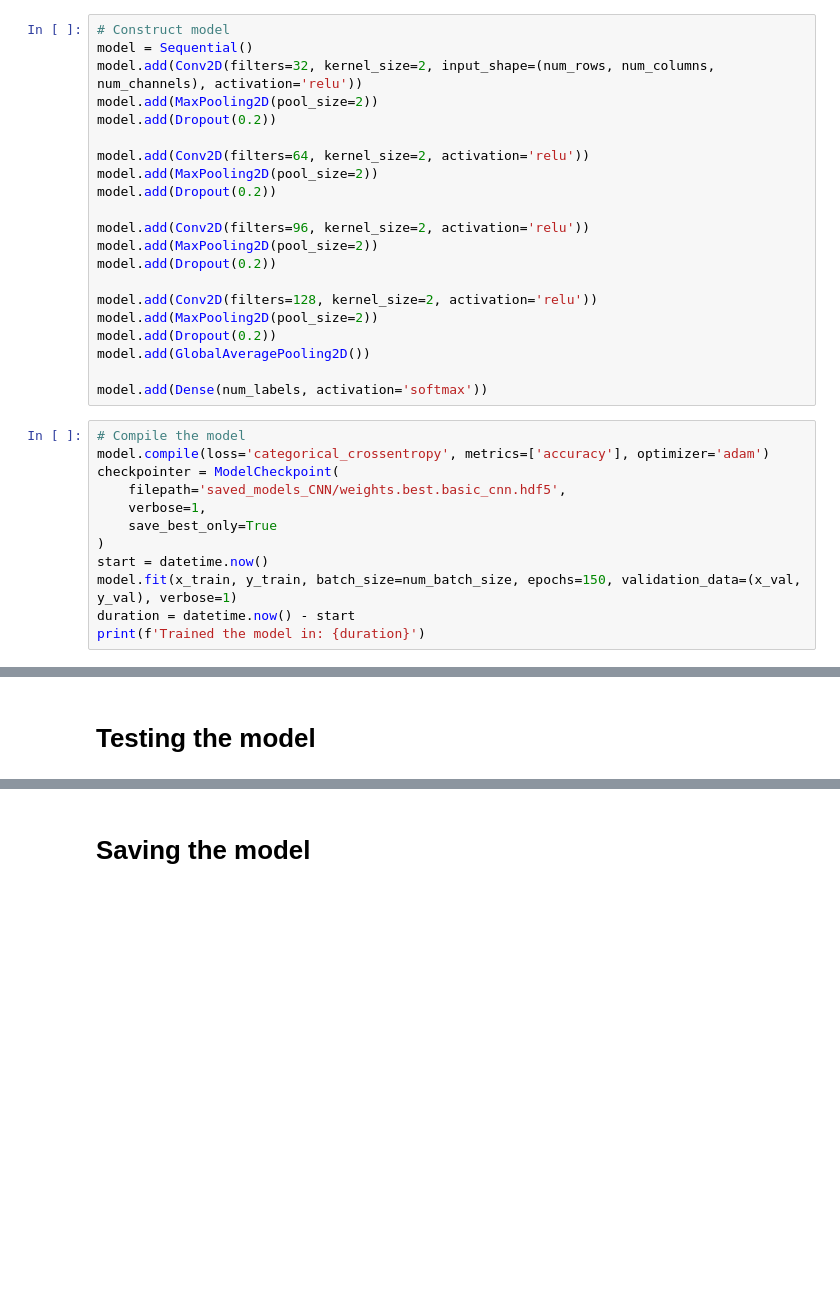
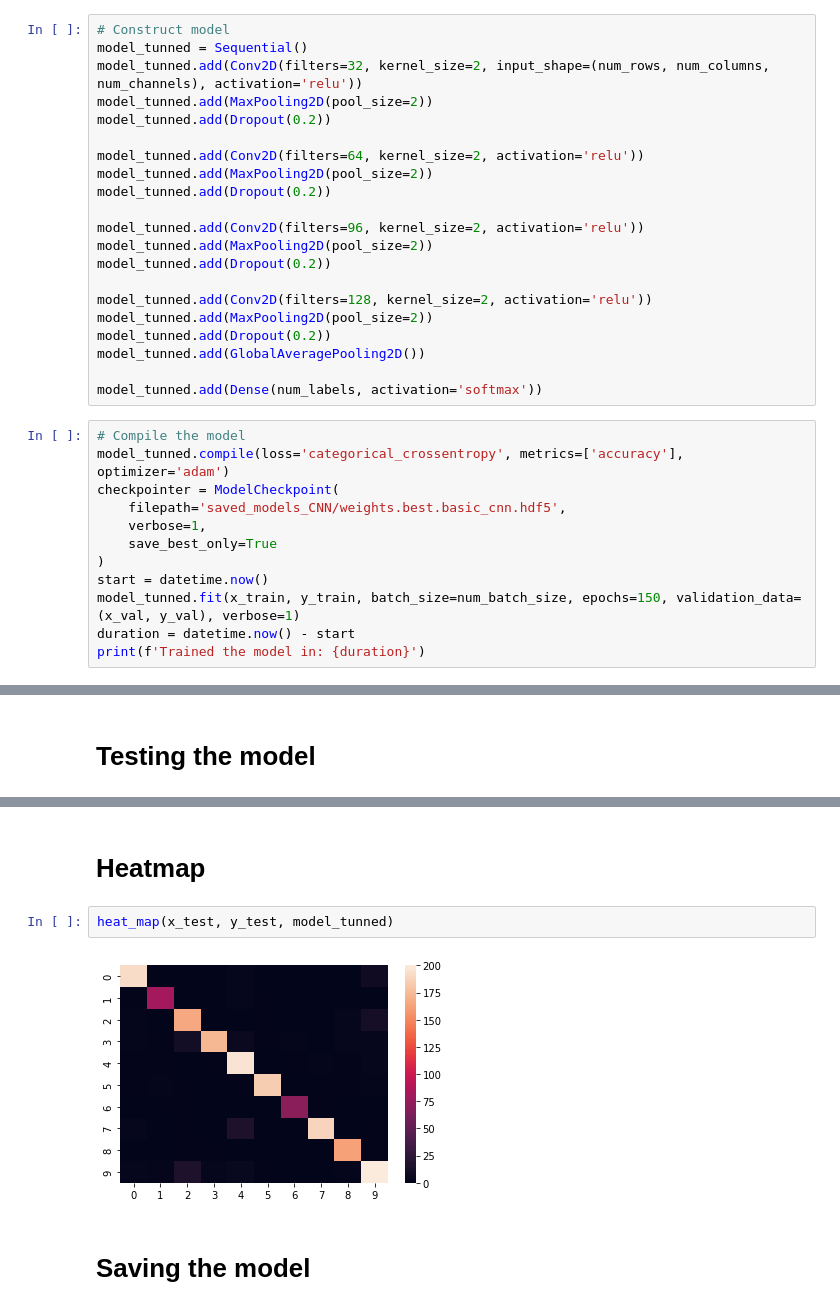
Before and after one commit to ImDef4ult/AudioClassification, a Jupyter notebook: 3.2 CNN.ipynb, the cells around one changed output, grey strips where cells are left out. Saved outputs shown, nothing was run; the diff lists cells and outputs as text; blank space fills up the shorter version.

```diff
--- a/3.2 CNN.ipynb
+++ b/3.2 CNN.ipynb
@@ -419,35 +469,35 @@ tunning_results
 ## Testing the tunned model
 # %%
 # Construct model
-model = Sequential()
-model.add(Conv2D(filters=32, kernel_size=2, input_shape=(num_rows, num_columns, num_channels), activation='relu'))
-model.add(MaxPooling2D(pool_size=2))
-model.add(Dropout(0.2))
+model_tunned = Sequential()
+model_tunned.add(Conv2D(filters=32, kernel_size=2, input_shape=(num_rows, num_columns, num_channels), activation='relu'))
+model_tunned.add(MaxPooling2D(pool_size=2))
+model_tunned.add(Dropout(0.2))
 
-model.add(Conv2D(filters=64, kernel_size=2, activation='relu'))
-model.add(MaxPooling2D(pool_size=2))
-model.add(Dropout(0.2))
+model_tunned.add(Conv2D(filters=64, kernel_size=2, activation='relu'))
+model_tunned.add(MaxPooling2D(pool_size=2))
+model_tunned.add(Dropout(0.2))
 
-model.add(Conv2D(filters=96, kernel_size=2, activation='relu'))
-model.add(MaxPooling2D(pool_size=2))
-model.add(Dropout(0.2))
+model_tunned.add(Conv2D(filters=96, kernel_size=2, activation='relu'))
+model_tunned.add(MaxPooling2D(pool_size=2))
+model_tunned.add(Dropout(0.2))
 
-model.add(Conv2D(filters=128, kernel_size=2, activation='relu'))
-model.add(MaxPooling2D(pool_size=2))
-model.add(Dropout(0.2))
-model.add(GlobalAveragePooling2D())
+model_tunned.add(Conv2D(filters=128, kernel_size=2, activation='relu'))
+model_tunned.add(MaxPooling2D(pool_size=2))
+model_tunned.add(Dropout(0.2))
+model_tunned.add(GlobalAveragePooling2D())
 
-model.add(Dense(num_labels, activation='softmax'))
+model_tunned.add(Dense(num_labels, activation='softmax'))
 # %%
 # Compile the model
-model.compile(loss='categorical_crossentropy', metrics=['accuracy'], optimizer='adam')
+model_tunned.compile(loss='categorical_crossentropy', metrics=['accuracy'], optimizer='adam')
 checkpointer = ModelCheckpoint(
     filepath='saved_models_CNN/weights.best.basic_cnn.hdf5',
     verbose=1,
     save_best_only=True
 )
 start = datetime.now()
-model.fit(x_train, y_train, batch_size=num_batch_size, epochs=150, validation_data=(x_val, y_val), verbose=1)
+model_tunned.fit(x_train, y_train, batch_size=num_batch_size, epochs=150, validation_data=(x_val, y_val), verbose=1)
 duration = datetime.now() - start
 print(f'Trained the model in: {duration}')
 # %% [output]
@@ -549,3 +620,9 @@ street_music             :  0.00002089177723973989486694335938
+# %% [markdown]
+# Heatmap
+# %%
+heat_map(x_test, y_test, model_tunned)
+# %% [output]
+[figure, added]
 # %% [markdown]
 # Saving the model
 # %%
```
Also changed, not shown: parts of 32 cells of this notebook, 5 other files.
